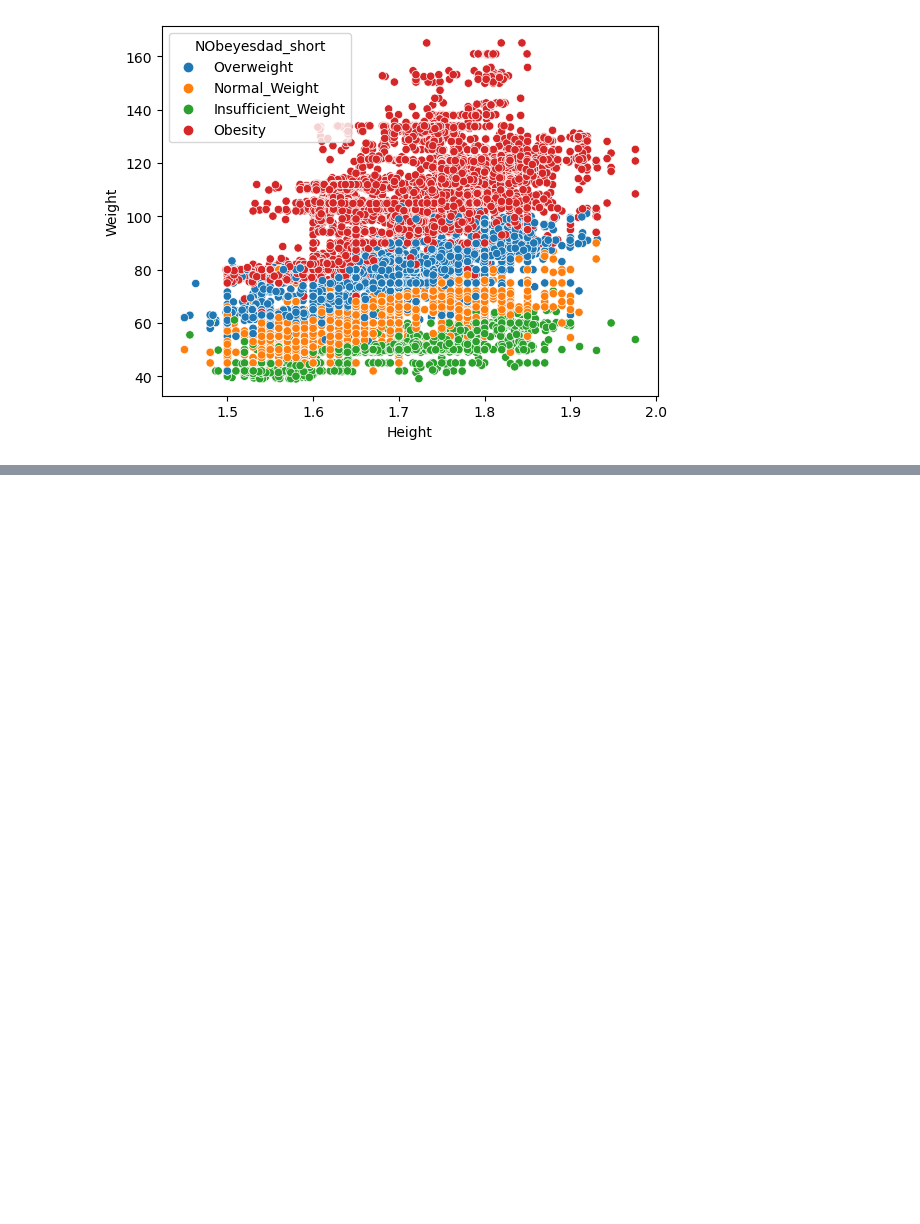
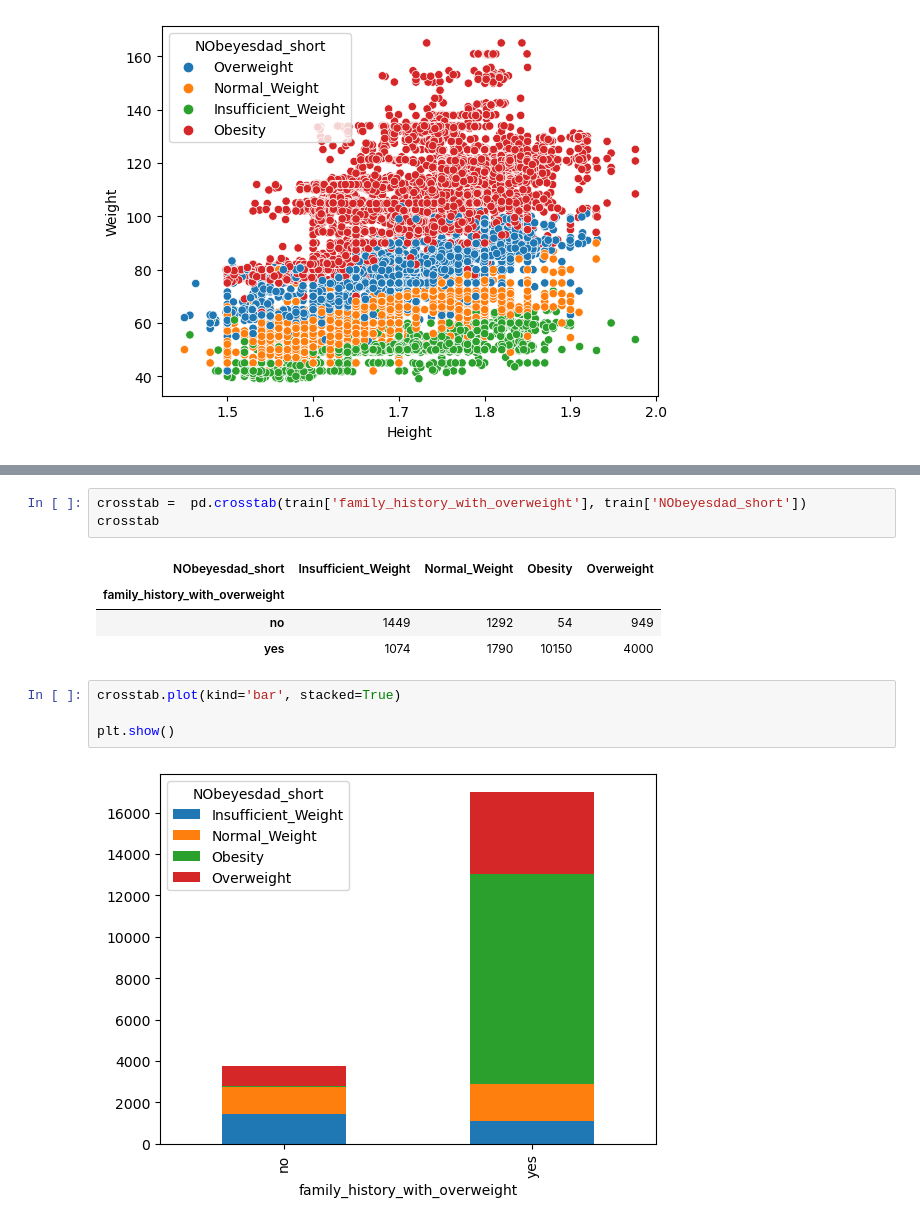
Before and after one commit to Lazuardis/Kaggle-Competition-to-Exercise, a Jupyter notebook: Multi-Class Prediction Obesity Risk/submission.ipynb, the cells around one changed output, grey strips where cells are left out. Saved outputs shown, nothing was run; the diff lists cells and outputs as text; blank space fills up the shorter version.

```diff
--- a/Multi-Class Prediction Obesity Risk/submission.ipynb
+++ b/Multi-Class Prediction Obesity Risk/submission.ipynb
@@ -364,0 +431,14 @@ array(['yes', 'no'], dtype=object)
+# %%
+crosstab =  pd.crosstab(train['family_history_with_overweight'], train['NObeyesdad_short'])
+crosstab
+# %% [output]
+| NObeyesdad_short | Insufficient_Weight | Normal_Weight | Obesity | Overweight |
+| family_history_with_overweight |  |  |  |  |
+| no | 1449 | 1292 | 54 | 949 |
+| yes | 1074 | 1790 | 10150 | 4000 |
+# %%
+crosstab.plot(kind='bar', stacked=True)
+
+plt.show()
+# %% [output]
+[figure, added]
```
Also changed, not shown: parts of 58 cells of this notebook.
